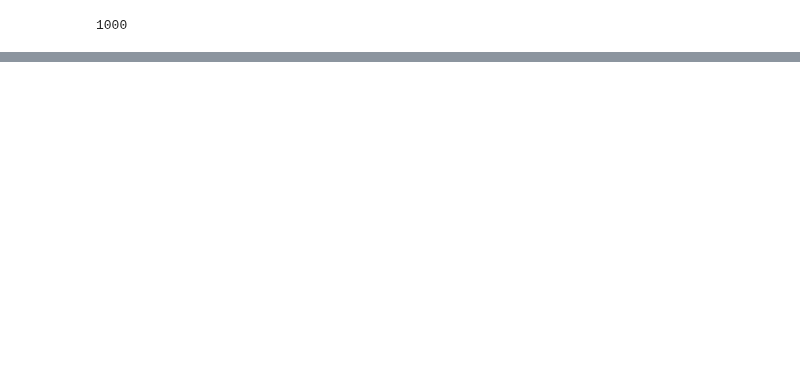
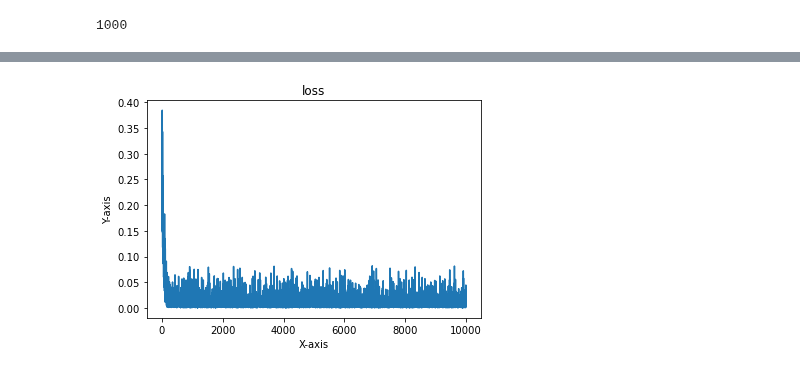
Before and after one commit to dallingordon/LABNET, a Jupyter notebook: labnet_implementation.ipynb, the cells around one changed output, grey strips where cells are left out. Cells and saved outputs as stored; diff of their text form; code cells hidden in the pictures; blank space fills up the shorter version.

```diff
--- a/labnet_implementation.ipynb
+++ b/labnet_implementation.ipynb
@@ -77,3 +7,14 @@ nn_big.percent_true()
+# %%
+def plot_line_graph(data):
+    x = range(1, len(data) + 1)  # x-axis values (assuming 1, 2, 3, ...)
+    y = data  # y-axis values
+
+    plt.plot(x, y)  # Plotting the line graph
+    plt.xlabel('X-axis')
+    plt.ylabel('Y-axis')
+    plt.title('loss')
+
+    plt.show()
 # %%
 def create_neural_network(layer_sizes):
     # Extract the number of inputs and outputs from the layer_sizes list
@@ -197,6 +133,8 @@ num_epochs = 10
 
 lab = Lab(mymodel,num_epochs,samples)
 data = list(zip(input_data, output_data))
+
+losses = []
 
 for epoch in range(num_epochs):
 
@@ -220,7 +158,7 @@ for epoch in range(num_epochs):
         optimizer.step()
         lab.record(mymodel,epoch,samples,sample)
         #print or store loss if you wanna
-        #loss.item()
+        losses.append(loss.item())
 
 
         sample += 1
@@ -235,0 +180,4 @@ lab.graph(diff=1)
+# %%
+plot_line_graph(losses)
+# %% [output]
+[figure, added]
```
Also changed, not shown: parts of 10 cells of this notebook.
